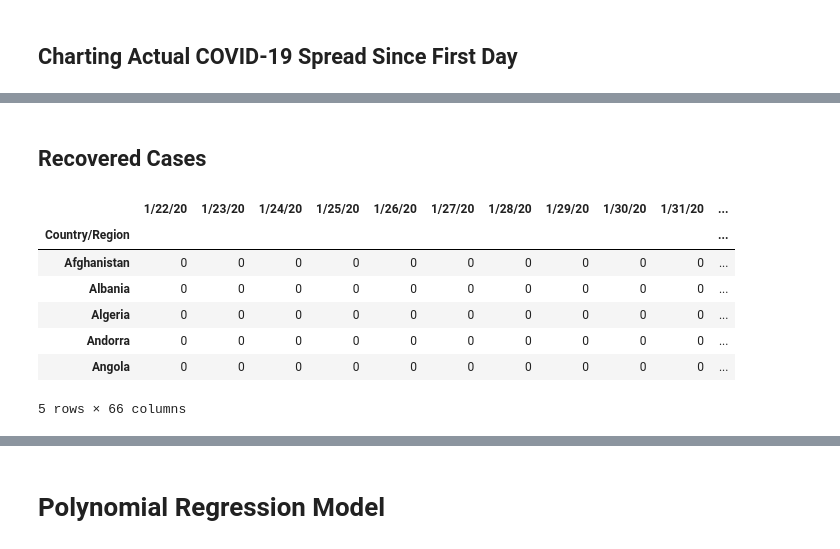
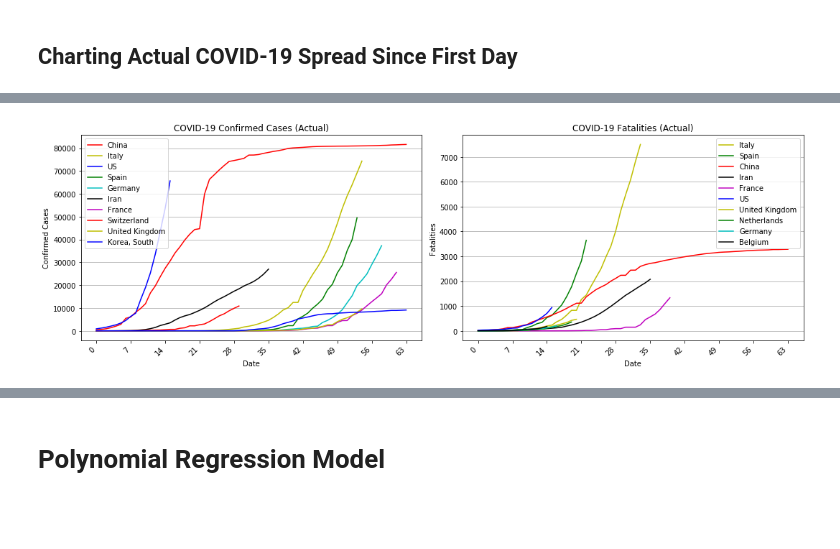
Before and after one commit to ellemonke/COVID-19, a Jupyter notebook: timeseries.ipynb, the cells around one changed output, grey strips where cells are left out. Cells and saved outputs as stored; diff of their text form; code cells hidden in the pictures; blank space fills up the shorter version.

```diff
--- a/timeseries.ipynb
+++ b/timeseries.ipynb
@@ -116,3 +60,6 @@ fatalities_df.head()
 # %%
+# Top Ten Countries
+n = 10
+last_day = fatalities_df.columns[-1]
 top_fatalities_df = fatalities_df.nlargest(n, last_day)
-top_fatalities_df
+# top_fatalities_df
@@ -455,19 +261,12 @@ plt.show()
-# %% [markdown]
-## Recovered Cases
-# %%
-# Source: https://github.com/CSSEGISandData/COVID-19/
-recovered_df = pd.read_csv('https://github.com/CSSEGISandData/COVID-19/raw/master/csse_covid_19_data/csse_covid_19_time_series/time_series_covid19_recovered_global.csv')
-
-# Sum values by Country/Region
-recovered_df = recovered_df.groupby('Country/Region').sum()
-recovered_df = recovered_df.drop(['Lat','Long'], axis=1)
-recovered_df.head()
-# %% [output]
-|  | 1/22/20 | 1/23/20 | 1/24/20 | 1/25/20 | 1/26/20 | 1/27/20 | 1/28/20 | 1/29/20 | 1/30/20 | 1/31/20 | ... |
-| Country/Region |  |  |  |  |  |  |  |  |  |  | ... |
-| Afghanistan | 0 | 0 | 0 | 0 | 0 | 0 | 0 | 0 | 0 | 0 | ... |
-| Albania | 0 | 0 | 0 | 0 | 0 | 0 | 0 | 0 | 0 | 0 | ... |
-| Algeria | 0 | 0 | 0 | 0 | 0 | 0 | 0 | 0 | 0 | 0 | ... |
-| Andorra | 0 | 0 | 0 | 0 | 0 | 0 | 0 | 0 | 0 | 0 | ... |
-| Angola | 0 | 0 | 0 | 0 | 0 | 0 | 0 | 0 | 0 | 0 | ... |
-5 rows × 66 columns
+# %%
+# Confirmed Cases Since First Day
+first_confirmed_df = first_day_df(top_confirmed_df)
+
+# Fatalities Since First Day
+first_fatalities_df = first_day_df(top_fatalities_df)
+
+# Charts
+saved_img = os.path.join('images','countries_byday.png')
+chart_doubles(first_confirmed_df, first_fatalities_df, countries_color, saved_img)
+# %% [output]
+[figure, added]
```
Also changed, not shown: parts of 40 cells of this notebook, 16 other files.
